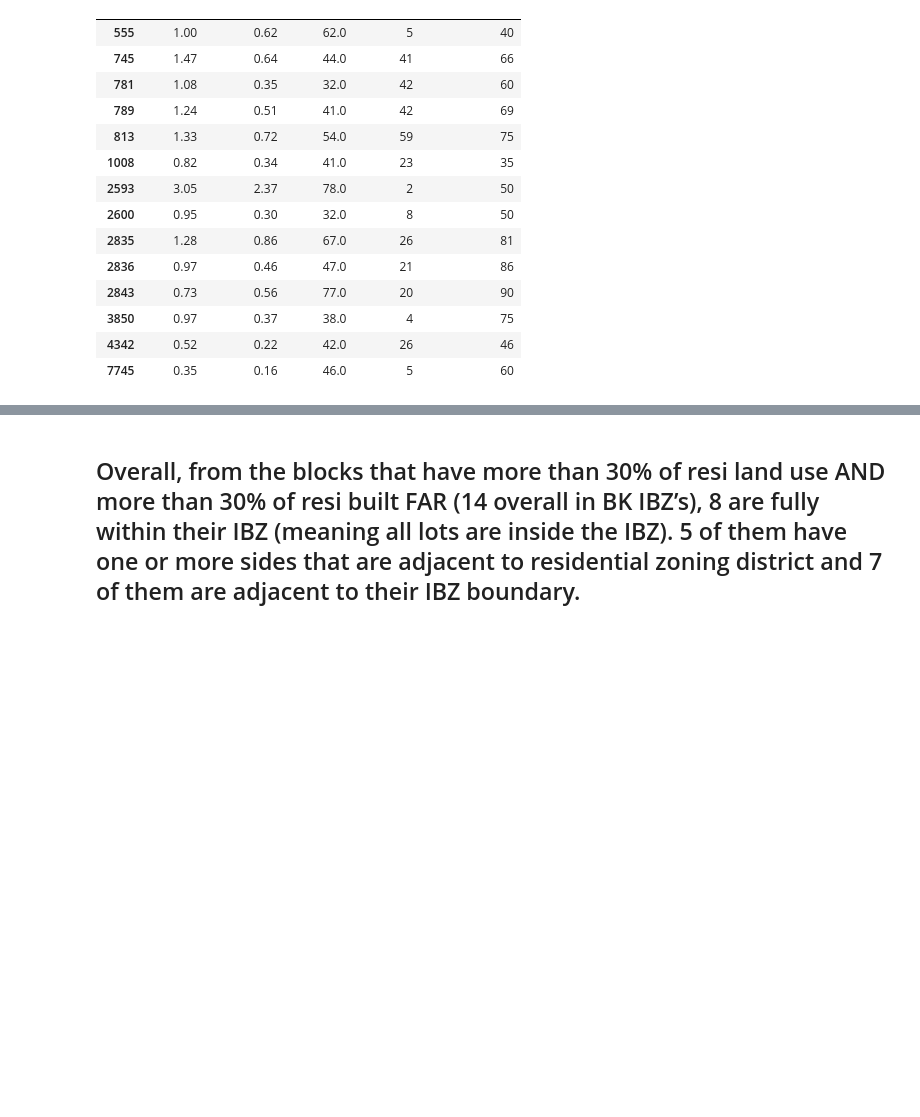
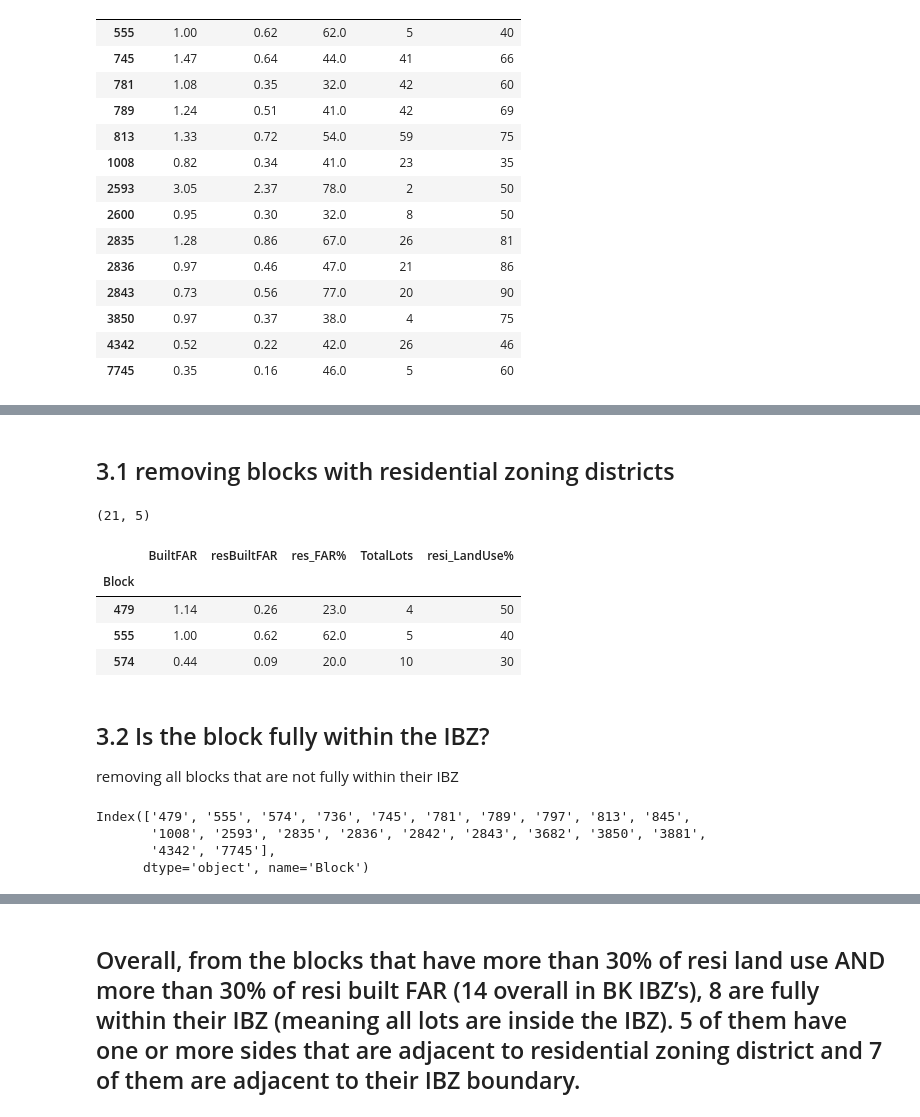
Before and after one commit to drawbrooklyn/IBZ_analysis, a Jupyter notebook: IBZ_analysis.ipynb, the cells around one changed output, grey strips where cells are left out. Cells and saved outputs as stored; diff of their text form; code cells hidden in the pictures; blank space fills up the shorter version.

```diff
--- a/IBZ_analysis.ipynb
+++ b/IBZ_analysis.ipynb
@@ -829,0 +914,27 @@ resi_FAR_LandUse
+# %% [markdown]
+## 3.1 removing blocks with residential zoning districts
+# %%
+# removing blocks with residential zoning districts
+for i in resi_FAR_LandUse_20.index:
+    if i in resi_zone.index:
+        resi_FAR_LandUse_20 = resi_FAR_LandUse_20.drop(i)
+
+print(resi_FAR_LandUse_20.shape)
+resi_FAR_LandUse_20.head(3)
+# %% [output]
+(21, 5)
+|  | BuiltFAR | resBuiltFAR | res_FAR% | TotalLots | resi_LandUse% |
+| Block |  |  |  |  |  |
+| 479 | 1.14 | 0.26 | 23.0 | 4 | 50 |
+| 555 | 1.00 | 0.62 | 62.0 | 5 | 40 |
+| 574 | 0.44 | 0.09 | 20.0 | 10 | 30 |
+# %% [markdown]
+## 3.2 Is the block fully within the IBZ?
+removing all blocks that are not fully within their IBZ
+# %%
+resi_FAR_LandUse_20.index
+# %% [output]
+Index(['479', '555', '574', '736', '745', '781', '789', '797', '813', '845',
+       '1008', '2593', '2835', '2836', '2842', '2843', '3682', '3850', '3881',
+       '4342', '7745'],
+      dtype='object', name='Block')
```
Also changed, not shown: parts of 12 cells of this notebook.
